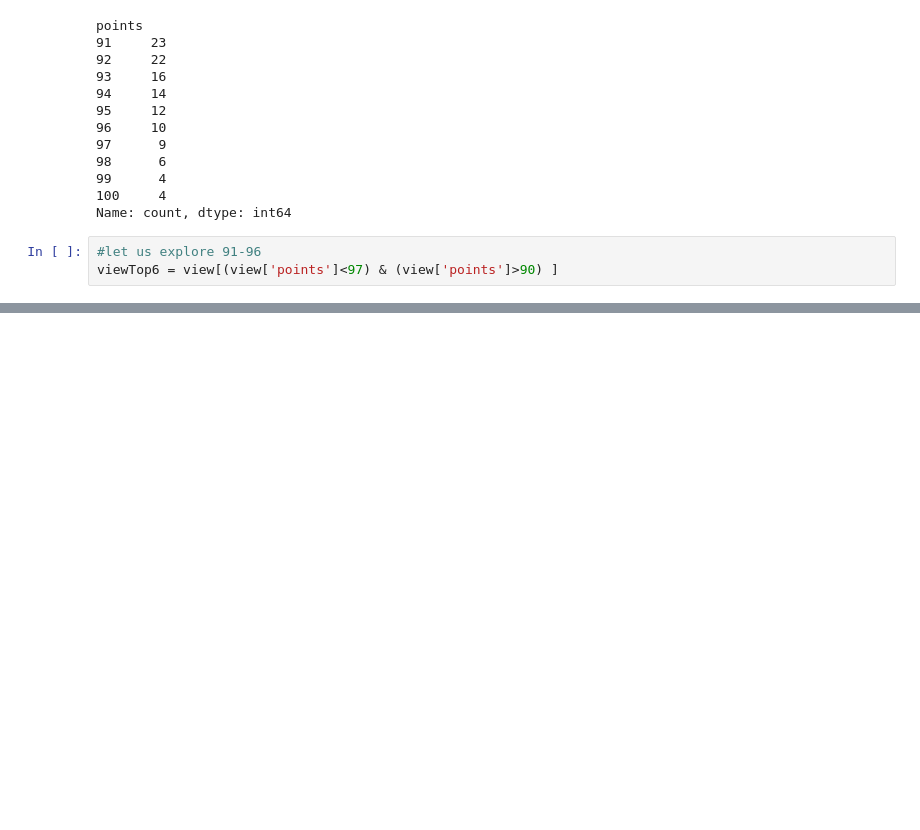
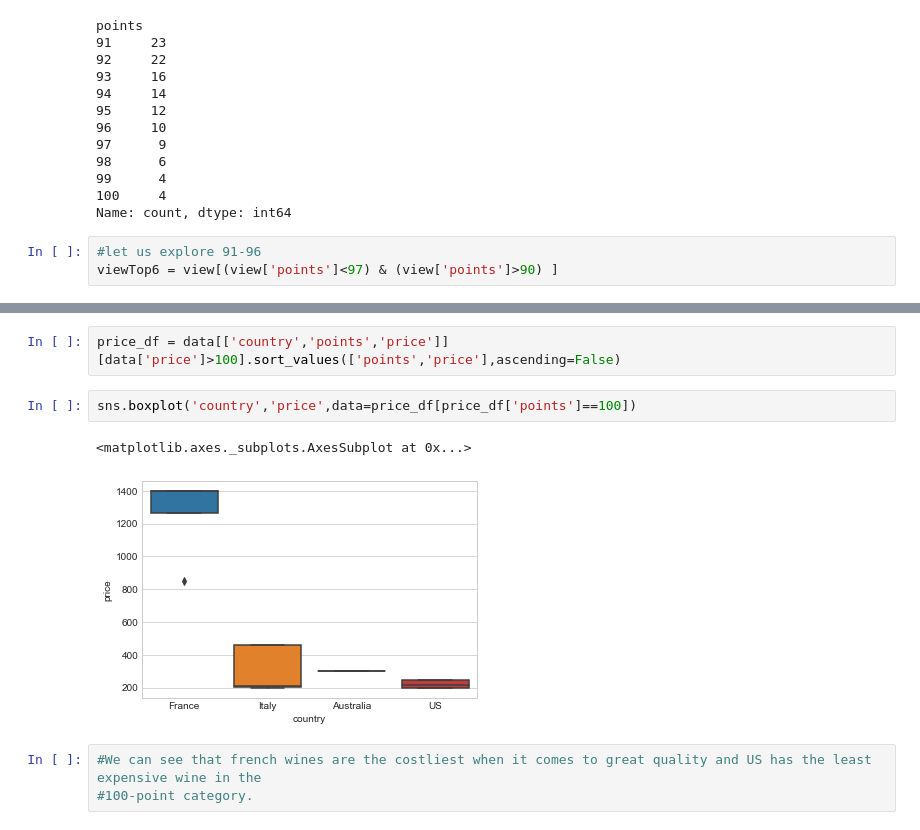
Before and after one commit to MritunjayMohitesh/wine_reviews_EDA, a Jupyter notebook: Winery-EDA.ipynb, the cells around one changed output, grey strips where cells are left out. Cells and saved outputs as stored; diff of their text form; blank space fills up the shorter version.

```diff
--- a/Winery-EDA.ipynb
+++ b/Winery-EDA.ipynb
@@ -304,0 +369,10 @@ sns.barplot('points','count','country',viewTop6)
+# %%
+price_df = data[['country','points','price']][data['price']>100].sort_values(['points','price'],ascending=False)
+# %%
+sns.boxplot('country','price',data=price_df[price_df['points']==100])
+# %% [output]
+<matplotlib.axes._subplots.AxesSubplot at 0x...>
+[figure, added]
+# %%
+#We can see that french wines are the costliest when it comes to great quality and US has the least expensive wine in the
+#100-point category.
```
Also changed, not shown: parts of 25 cells of this notebook.
